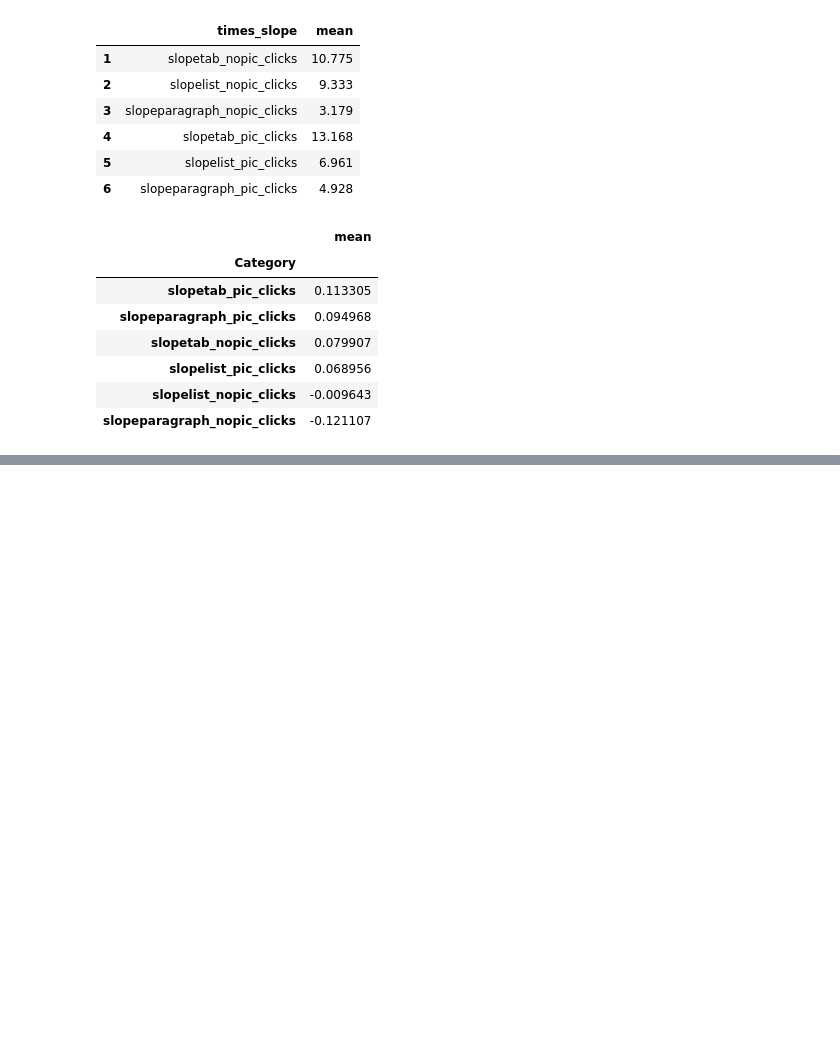
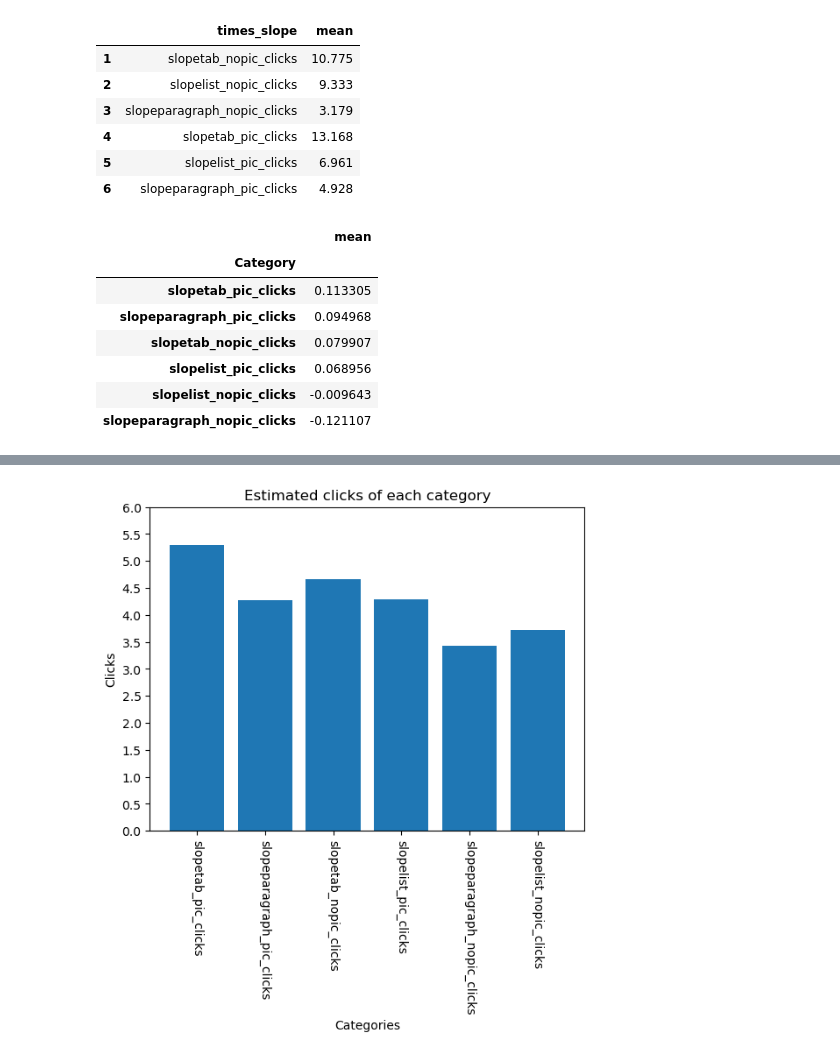
Before and after one commit to anoobis-bot/HCI-Data-Analysis, a Jupyter notebook: clicks_time.ipynb, the cells around one changed output, grey strips where cells are left out. Cells and saved outputs as stored; diff of their text form; code cells hidden in the pictures; blank space fills up the shorter version.

```diff
--- a/clicks_time.ipynb
+++ b/clicks_time.ipynb
@@ -75,0 +114,15 @@ Results
+# %%
+ClickNorm = Results_2["Norm Clicks"].to_list()
+
+plt.bar(x=Categories, height=ClickNorm)
+plt.xticks(rotation=270)
+
+plt.xlabel("Categories")
+plt.ylabel("Clicks")
+plt.title("Estimated clicks of each category")
+
+plt.yticks(np.arange(0, max(ClickNorm)+1, step=0.5))
+
+plt.show()
+# %% [output]
+[figure, added]
```
Also changed, not shown: parts of 4 cells of this notebook.
